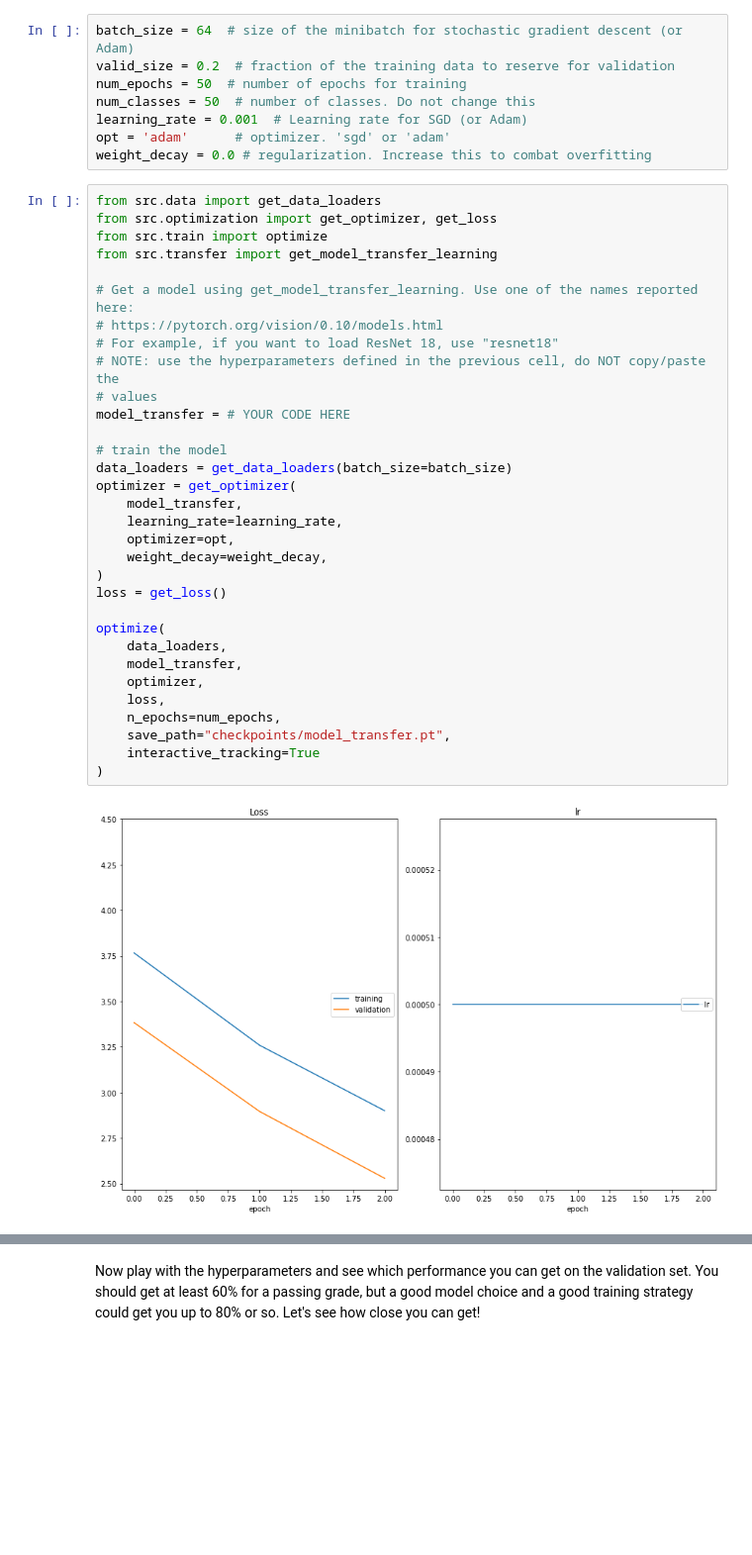
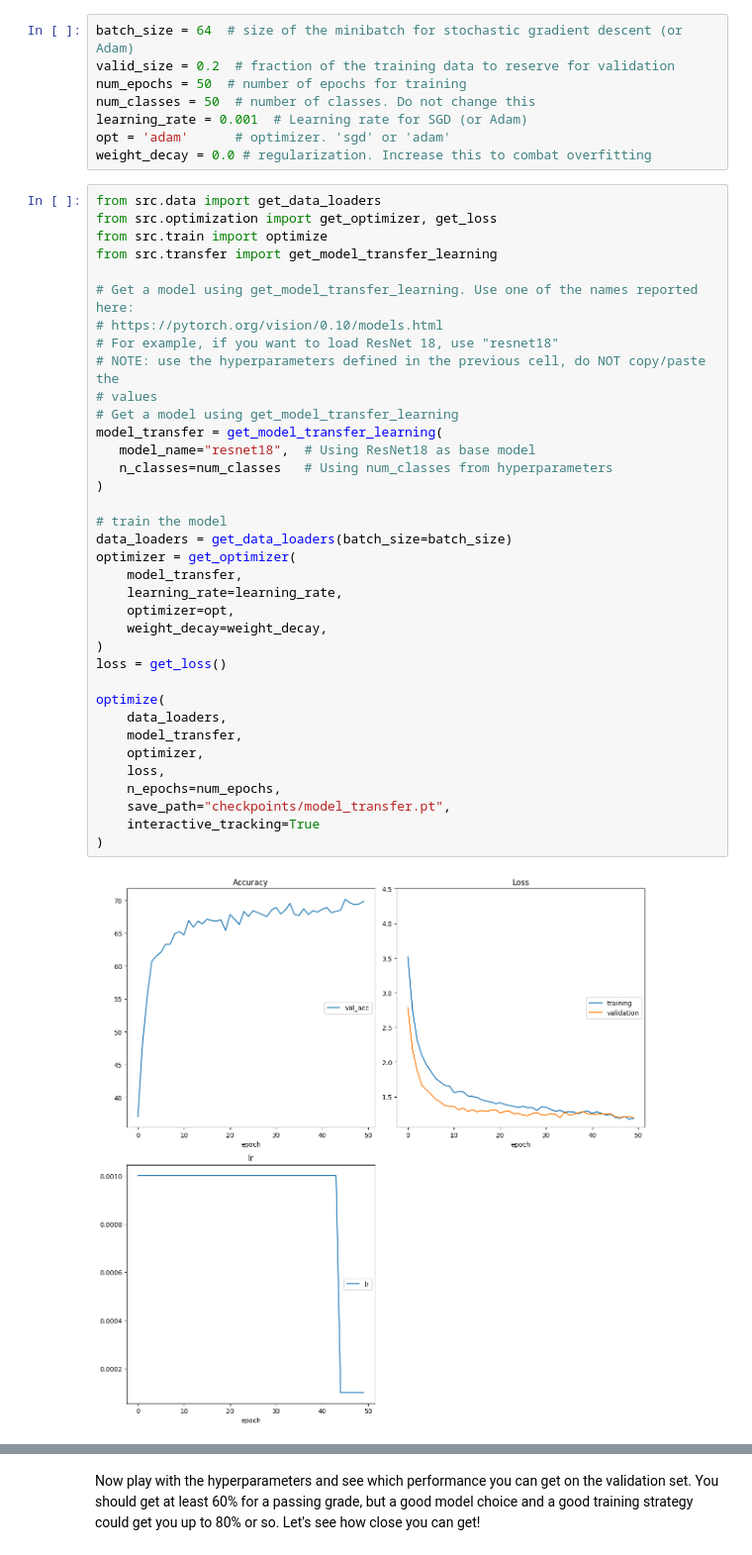
Before and after one commit to Chaklader/landmark-classification-cnn, a Jupyter notebook: transfer_learning.ipynb, the cells around one changed output, grey strips where cells are left out. Shown at 99% size. Cells and saved outputs as stored; diff of their text form; blank space fills up the shorter version.

```diff
--- a/transfer_learning.ipynb
+++ b/transfer_learning.ipynb
@@ -60,32 +72,36 @@ from src.data import get_data_loaders
 from src.optimization import get_optimizer, get_loss
 from src.train import optimize
 from src.transfer import get_model_transfer_learning
 
 # Get a model using get_model_transfer_learning. Use one of the names reported here:
 # https://pytorch.org/vision/0.10/models.html
 # For example, if you want to load ResNet 18, use "resnet18"
 # NOTE: use the hyperparameters defined in the previous cell, do NOT copy/paste the
 # values
-model_transfer = # YOUR CODE HERE
+# Get a model using get_model_transfer_learning
+model_transfer = get_model_transfer_learning(
+   model_name="resnet18",  # Using ResNet18 as base model
+   n_classes=num_classes   # Using num_classes from hyperparameters
+)
 
 # train the model
 data_loaders = get_data_loaders(batch_size=batch_size)
 optimizer = get_optimizer(
     model_transfer,
     learning_rate=learning_rate,
     optimizer=opt,
     weight_decay=weight_decay,
 )
 loss = get_loss()
 
 optimize(
     data_loaders,
     model_transfer,
     optimizer,
     loss,
     n_epochs=num_epochs,
     save_path="checkpoints/model_transfer.pt",
     interactive_tracking=True
 )
 # %% [output]
-[figure, old version]
+[figure, new version]
```
Also changed, not shown: parts of 3 cells of this notebook, 7 other files.
